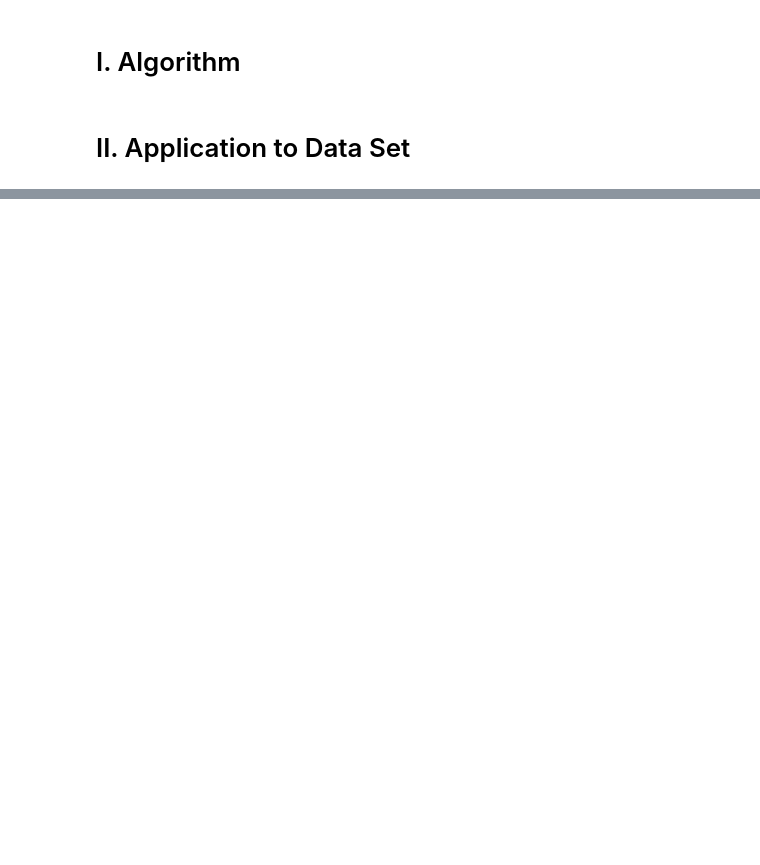
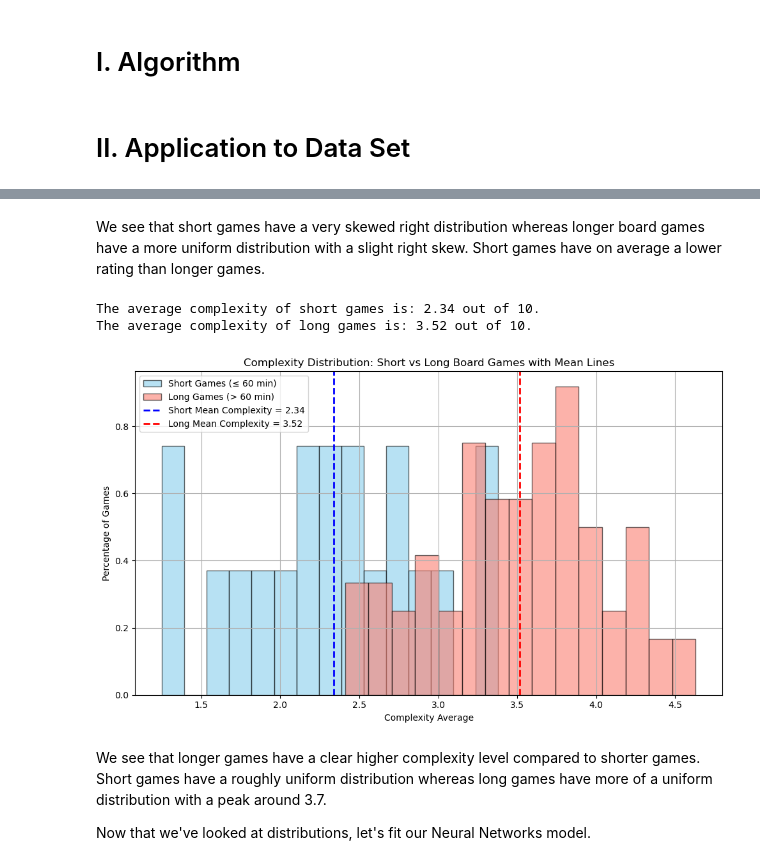
Before and after one commit to legendschwab/cmor438individual, a Jupyter notebook: Supervised Machine Learning/4. Neural Networks/neuralnetworkcmor438.ipynb, the cells around one changed output, grey strips where cells are left out. Cells and saved outputs as stored; diff of their text form; code cells hidden in the pictures; blank space fills up the shorter version.

```diff
--- a/Supervised Machine Learning/4. Neural Networks/neuralnetworkcmor438.ipynb
+++ b/Supervised Machine Learning/4. Neural Networks/neuralnetworkcmor438.ipynb
@@ -112,3 +154,38 @@
+# %% [markdown]
+We see that short games have a very skewed right distribution whereas longer board games have a more uniform distribution with a slight right skew. Short games have on average a lower rating than longer games.
+# %%
+# Calculate means
+short_complexity = short_games['Complexity Average'].mean()
+long_complexity = long_games['Complexity Average'].mean()
+
+print(f'The average complexity of short games is: {round(short_complexity,2)} out of 10.')
+print(f'The average complexity of long games is: {round(long_complexity,2)} out of 10.')
+
+# Plot histograms
+plt.figure(figsize=(10, 6))
+plt.hist(short_games['Complexity Average'], bins=15, alpha=0.6, label='Short Games (≤ 60 min)', color='skyblue', edgecolor='black', density = True)
+plt.hist(long_games['Complexity Average'], bins=15, alpha=0.6, label='Long Games (> 60 min)', color='salmon', edgecolor='black', density = True)
+
+# Add vertical mean lines
+plt.axvline(short_complexity, color='blue', linestyle='dashed', linewidth=2, label=f'Short Mean Complexity = {short_complexity:.2f}')
+plt.axvline(long_complexity, color='red', linestyle='dashed', linewidth=2, label=f'Long Mean Complexity = {long_complexity:.2f}')
+
+# Labels and title
+plt.xlabel('Complexity Average')
+plt.ylabel('Percentage of Games')
+plt.title('Complexity Distribution: Short vs Long Board Games with Mean Lines')
+plt.legend()
+plt.grid(True)
+plt.tight_layout()
+plt.show()
+# %% [output]
+The average complexity of short games is: 2.34 out of 10.
+The average complexity of long games is: 3.52 out of 10.
+[figure, added]
+# %% [markdown]
+We see that longer games have a clear higher complexity level compared to shorter games. Short games have a roughly uniform distribution whereas long games have more of a uniform distribution with a peak around 3.7.
+
+Now that we've looked at distributions, let's fit our Neural Networks model.
 # %%
 # Preparing data
 X = game_cleaned[['Rating Average', 'Complexity Average','Min Age']].to_numpy()
```
Also changed, not shown: parts of 12 cells of this notebook.
